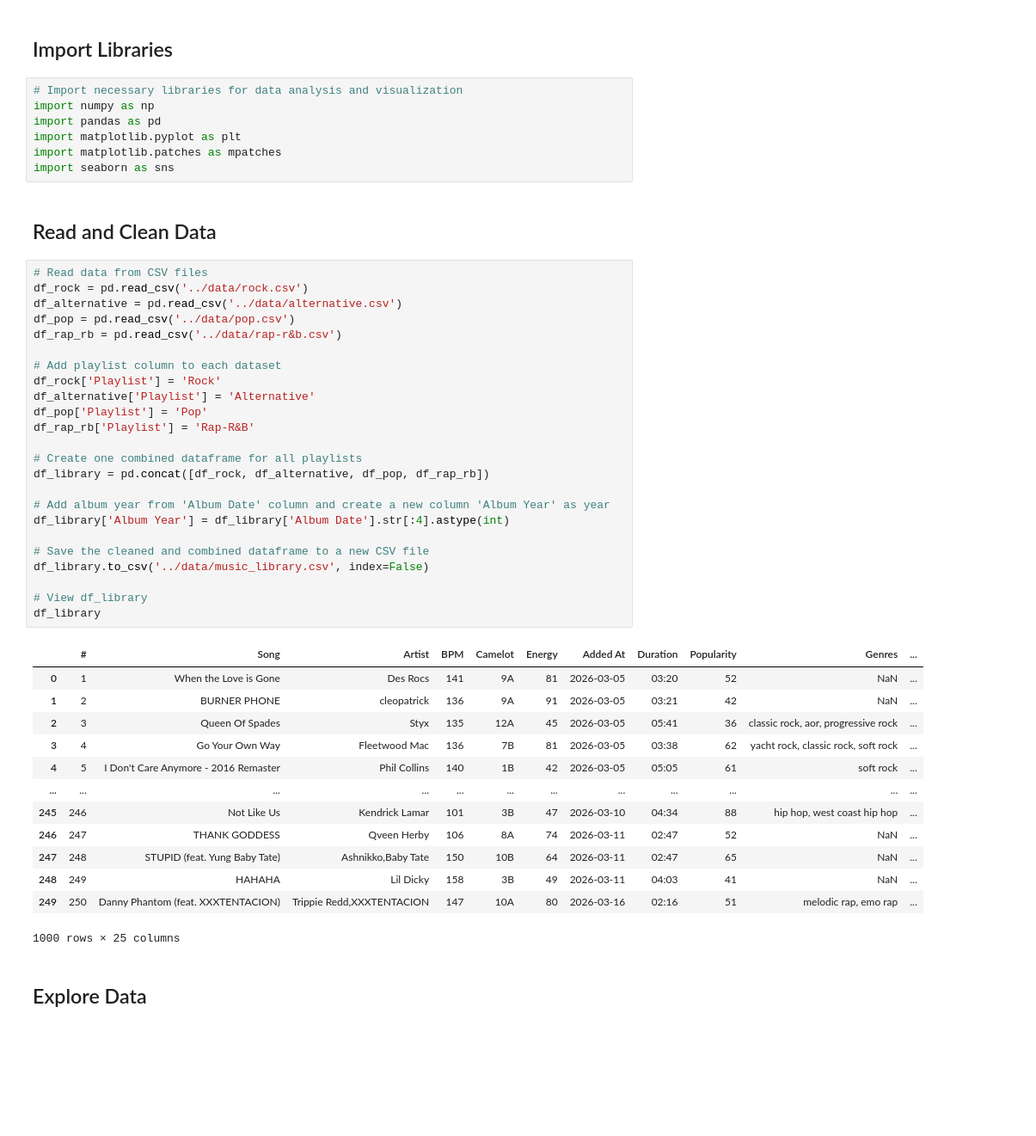
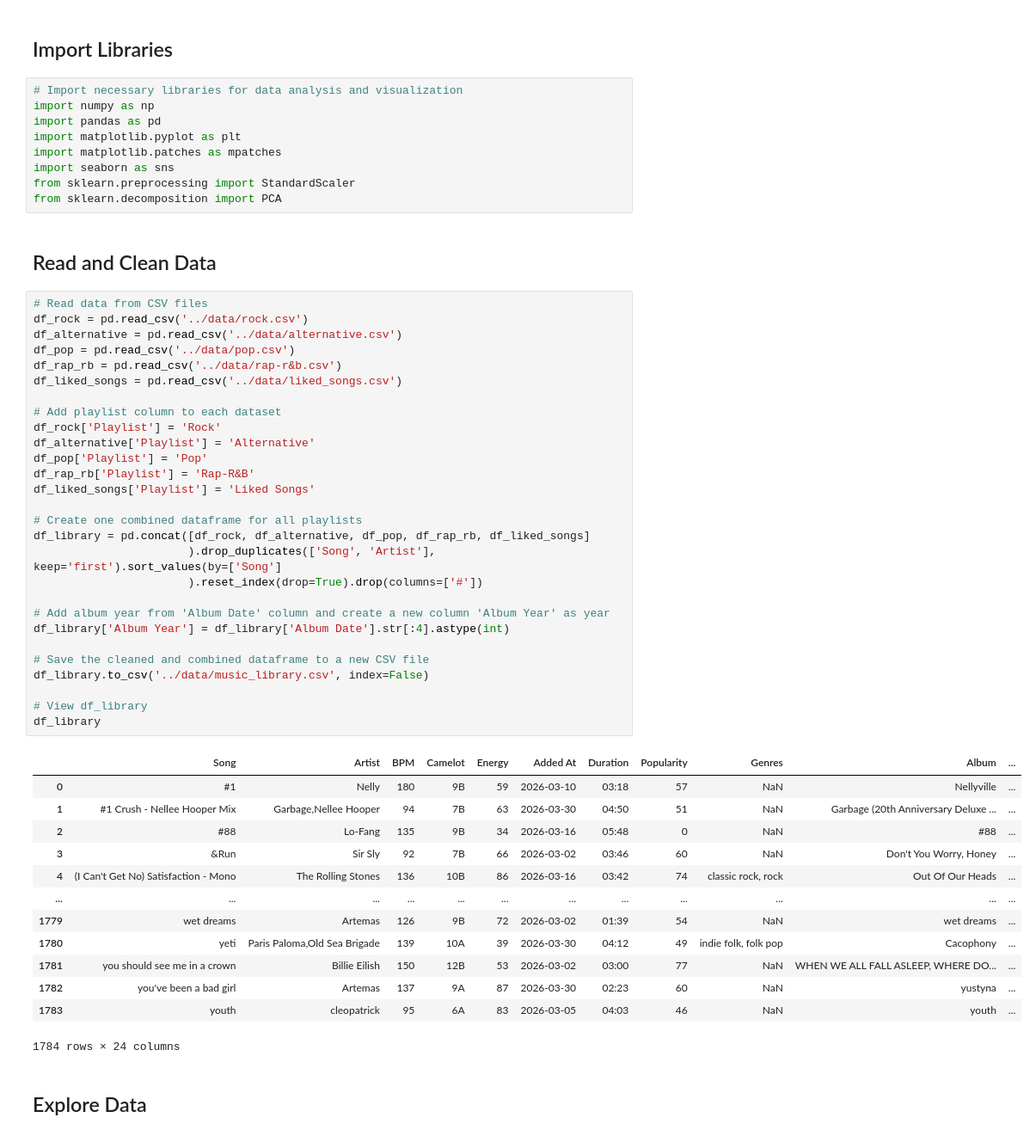
Before and after one commit to kaseymallette/music-taste-profile, a Jupyter notebook: notebooks/01_exploratory_analysis.ipynb, the cells around one changed output. Shown at 86% size. Saved outputs shown, nothing was run; the diff lists cells and outputs as text; blank space fills up the shorter version.

```diff
--- a/notebooks/01_exploratory_analysis.ipynb
+++ b/notebooks/01_exploratory_analysis.ipynb
@@ -11,45 +11,51 @@ import pandas as pd
 import matplotlib.pyplot as plt
 import matplotlib.patches as mpatches
 import seaborn as sns
+from sklearn.preprocessing import StandardScaler
+from sklearn.decomposition import PCA
 # %% [markdown]
 ## Read and Clean Data
 # %%
 # Read data from CSV files
 df_rock = pd.read_csv('../data/rock.csv')
 df_alternative = pd.read_csv('../data/alternative.csv')
 df_pop = pd.read_csv('../data/pop.csv')
 df_rap_rb = pd.read_csv('../data/rap-r&b.csv')
+df_liked_songs = pd.read_csv('../data/liked_songs.csv')
 
 # Add playlist column to each dataset
 df_rock['Playlist'] = 'Rock'
 df_alternative['Playlist'] = 'Alternative'
 df_pop['Playlist'] = 'Pop'
 df_rap_rb['Playlist'] = 'Rap-R&B'
+df_liked_songs['Playlist'] = 'Liked Songs'
 
 # Create one combined dataframe for all playlists
-df_library = pd.concat([df_rock, df_alternative, df_pop, df_rap_rb])
+df_library = pd.concat([df_rock, df_alternative, df_pop, df_rap_rb, df_liked_songs]
+                       ).drop_duplicates(['Song', 'Artist'], keep='first').sort_values(by=['Song']
+                       ).reset_index(drop=True).drop(columns=['#'])
 
 # Add album year from 'Album Date' column and create a new column 'Album Year' as year
 df_library['Album Year'] = df_library['Album Date'].str[:4].astype(int)
 
 # Save the cleaned and combined dataframe to a new CSV file
 df_library.to_csv('../data/music_library.csv', index=False)
 
 # View df_library
 df_library
 # %% [output]
-|  | # | Song | Artist | BPM | Camelot | Energy | Added At | Duration | Popularity | Genres | ... |
-| 0 | 1 | When the Love is Gone | Des Rocs | 141 | 9A | 81 | 2026-03-05 | 03:20 | 52 | NaN | ... |
-| 1 | 2 | BURNER PHONE | cleopatrick | 136 | 9A | 91 | 2026-03-05 | 03:21 | 42 | NaN | ... |
-| 2 | 3 | Queen Of Spades | Styx | 135 | 12A | 45 | 2026-03-05 | 05:41 | 36 | classic rock, aor, progressive rock | ... |
-| 3 | 4 | Go Your Own Way | Fleetwood Mac | 136 | 7B | 81 | 2026-03-05 | 03:38 | 62 | yacht rock, classic rock, soft rock | ... |
-| 4 | 5 | I Don't Care Anymore - 2016 Remaster | Phil Collins | 140 | 1B | 42 | 2026-03-05 | 05:05 | 61 | soft rock | ... |
+|  | Song | Artist | BPM | Camelot | Energy | Added At | Duration | Popularity | Genres | Album | ... |
+| 0 | #1 | Nelly | 180 | 9B | 59 | 2026-03-10 | 03:18 | 57 | NaN | Nellyville | ... |
+| 1 | #1 Crush - Nellee Hooper Mix | Garbage,Nellee Hooper | 94 | 7B | 63 | 2026-03-30 | 04:50 | 51 | NaN | Garbage (20th Anniversary Deluxe ... | ... |
+| 2 | #88 | Lo-Fang | 135 | 9B | 34 | 2026-03-16 | 05:48 | 0 | NaN | #88 | ... |
+| 3 | &Run | Sir Sly | 92 | 7B | 66 | 2026-03-02 | 03:46 | 60 | NaN | Don't You Worry, Honey | ... |
+| 4 | (I Can't Get No) Satisfaction - Mono | The Rolling Stones | 136 | 10B | 86 | 2026-03-16 | 03:42 | 74 | classic rock, rock | Out Of Our Heads | ... |
 | ... | ... | ... | ... | ... | ... | ... | ... | ... | ... | ... | ... |
-| 245 | 246 | Not Like Us | Kendrick Lamar | 101 | 3B | 47 | 2026-03-10 | 04:34 | 88 | hip hop, west coast hip hop | ... |
-| 246 | 247 | THANK GODDESS | Qveen Herby | 106 | 8A | 74 | 2026-03-11 | 02:47 | 52 | NaN | ... |
-| 247 | 248 | STUPID (feat. Yung Baby Tate) | Ashnikko,Baby Tate | 150 | 10B | 64 | 2026-03-11 | 02:47 | 65 | NaN | ... |
-| 248 | 249 | HAHAHA | Lil Dicky | 158 | 3B | 49 | 2026-03-11 | 04:03 | 41 | NaN | ... |
-| 249 | 250 | Danny Phantom (feat. XXXTENTACION) | Trippie Redd,XXXTENTACION | 147 | 10A | 80 | 2026-03-16 | 02:16 | 51 | melodic rap, emo rap | ... |
+| 1779 | wet dreams | Artemas | 126 | 9B | 72 | 2026-03-02 | 01:39 | 54 | NaN | wet dreams | ... |
+| 1780 | yeti | Paris Paloma,Old Sea Brigade | 139 | 10A | 39 | 2026-03-30 | 04:12 | 49 | indie folk, folk pop | Cacophony | ... |
+| 1781 | you should see me in a crown | Billie Eilish | 150 | 12B | 53 | 2026-03-02 | 03:00 | 77 | NaN | WHEN WE ALL FALL ASLEEP, WHERE DO... | ... |
+| 1782 | you've been a bad girl | Artemas | 137 | 9A | 87 | 2026-03-30 | 02:23 | 60 | NaN | yustyna | ... |
+| 1783 | youth | cleopatrick | 95 | 6A | 83 | 2026-03-05 | 04:03 | 46 | NaN | youth | ... |
-1000 rows × 25 columns
+1784 rows × 24 columns
 # %% [markdown]
 ## Explore Data
```
Also changed, not shown: parts of 24 cells of this notebook, 19 other files.
